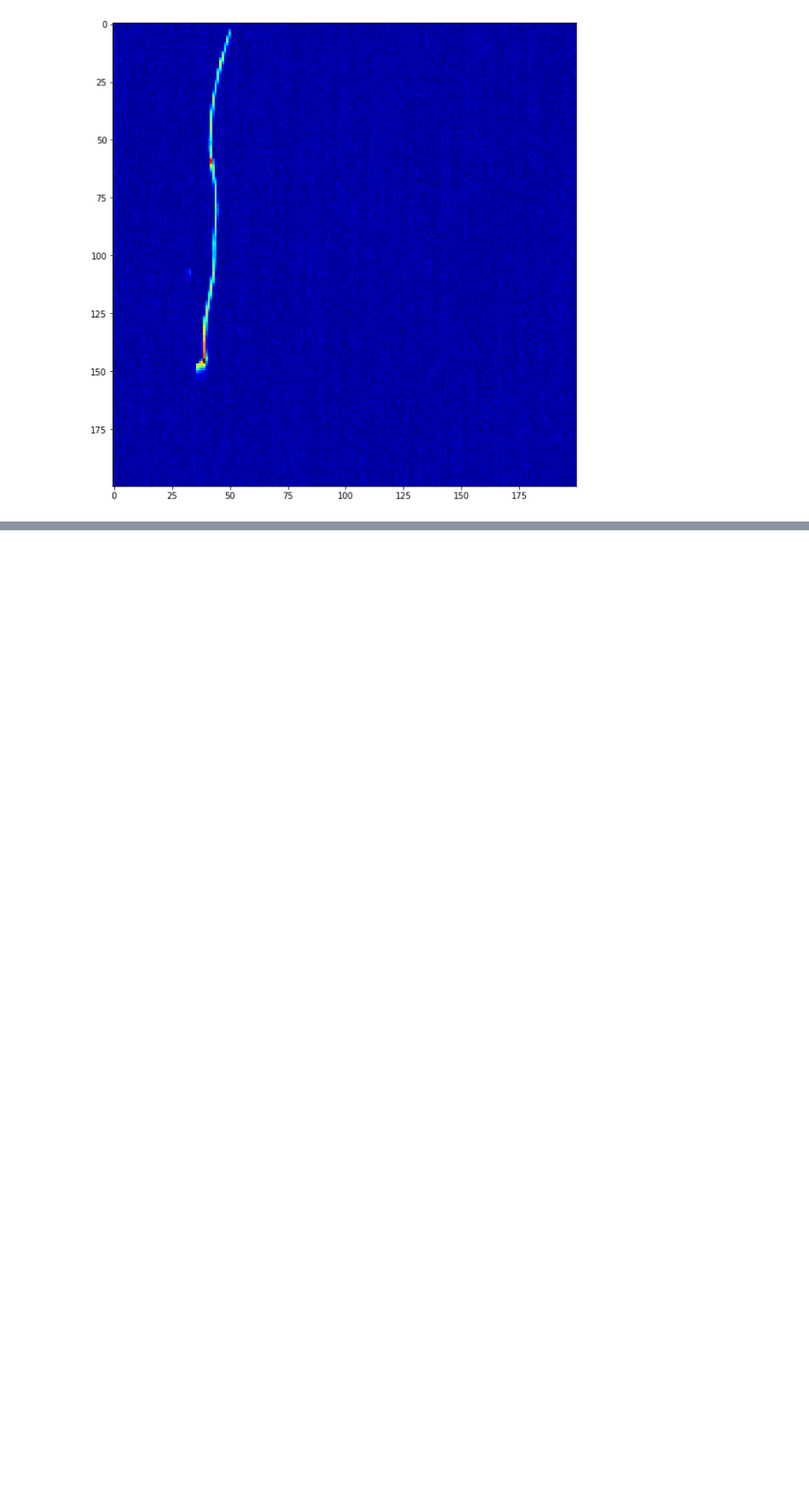
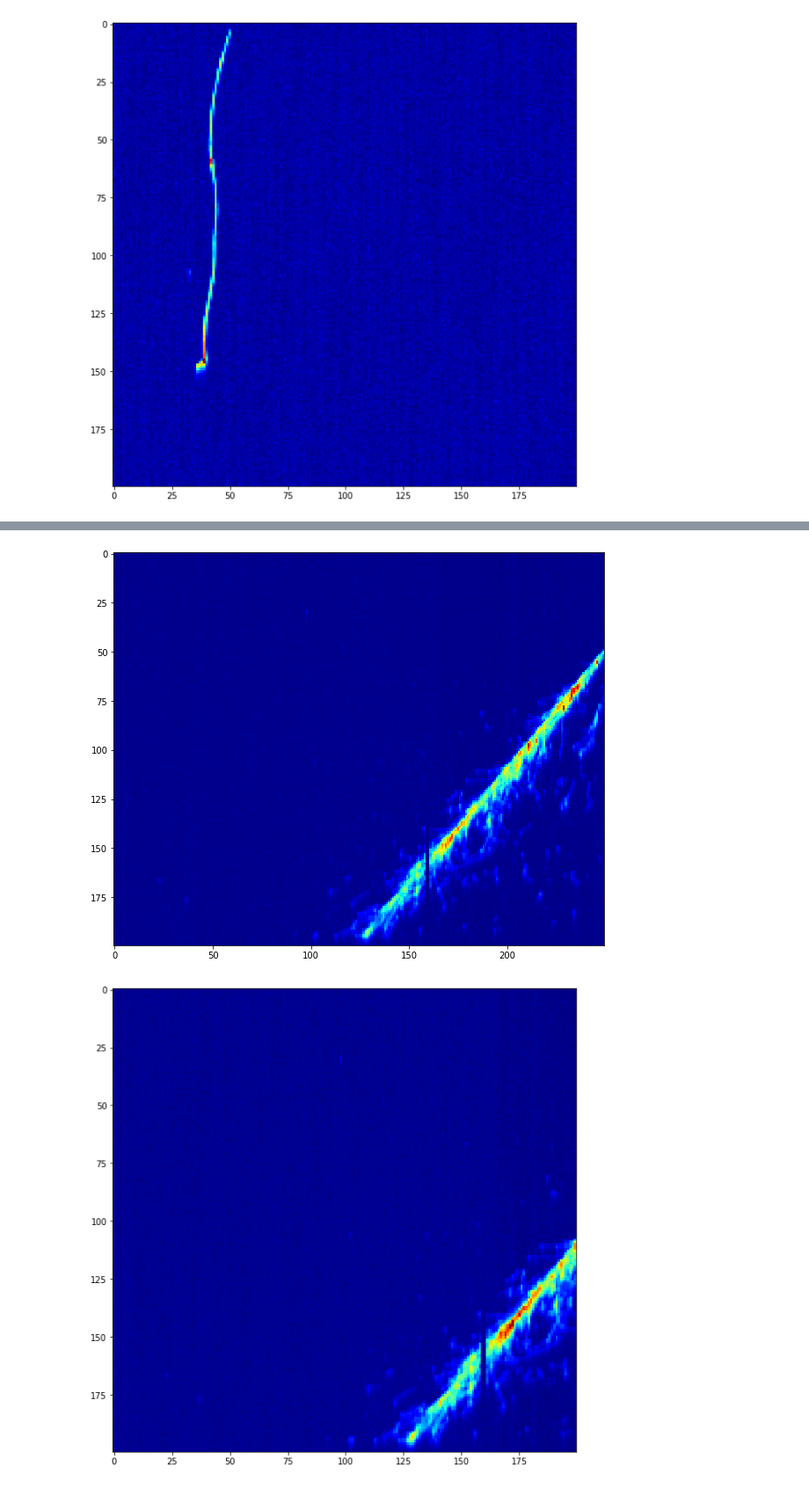
Before and after one commit to Ssciences/DeepNeutrino, a Jupyter notebook: Preliminaries.ipynb, the cells around one changed output, grey strips where cells are left out. Shown at 88% size. Drawn from its saved outputs; the diff is of its cells as text; code cells hidden in the pictures; blank space fills up the shorter version.

```diff
--- a/Preliminaries.ipynb
+++ b/Preliminaries.ipynb
@@ -172,0 +196,15 @@ This reduction algorithim must be uploaded into lxplus and then download the red
+# %%
+v1red=maxpool(v1,250,200)
+fig = plt.figure(frameon = False)
+plt.imshow(v1red.T,cmap = 'jet',interpolation='none')
+fig.set_size_inches(10, 10) ##grey scale
+plt.savefig('small.png')
+
+v1red=maxpool(v1,200,200)
+fig = plt.figure(frameon = False)
+plt.imshow(v1red.T,cmap = 'jet',interpolation='none')
+fig.set_size_inches(10, 10) ##grey scale
+plt.savefig('small.png')
+# %% [output]
+[figure, added]
+[figure, added]
```
Also changed, not shown: parts of 9 cells of this notebook, 1 other file.
